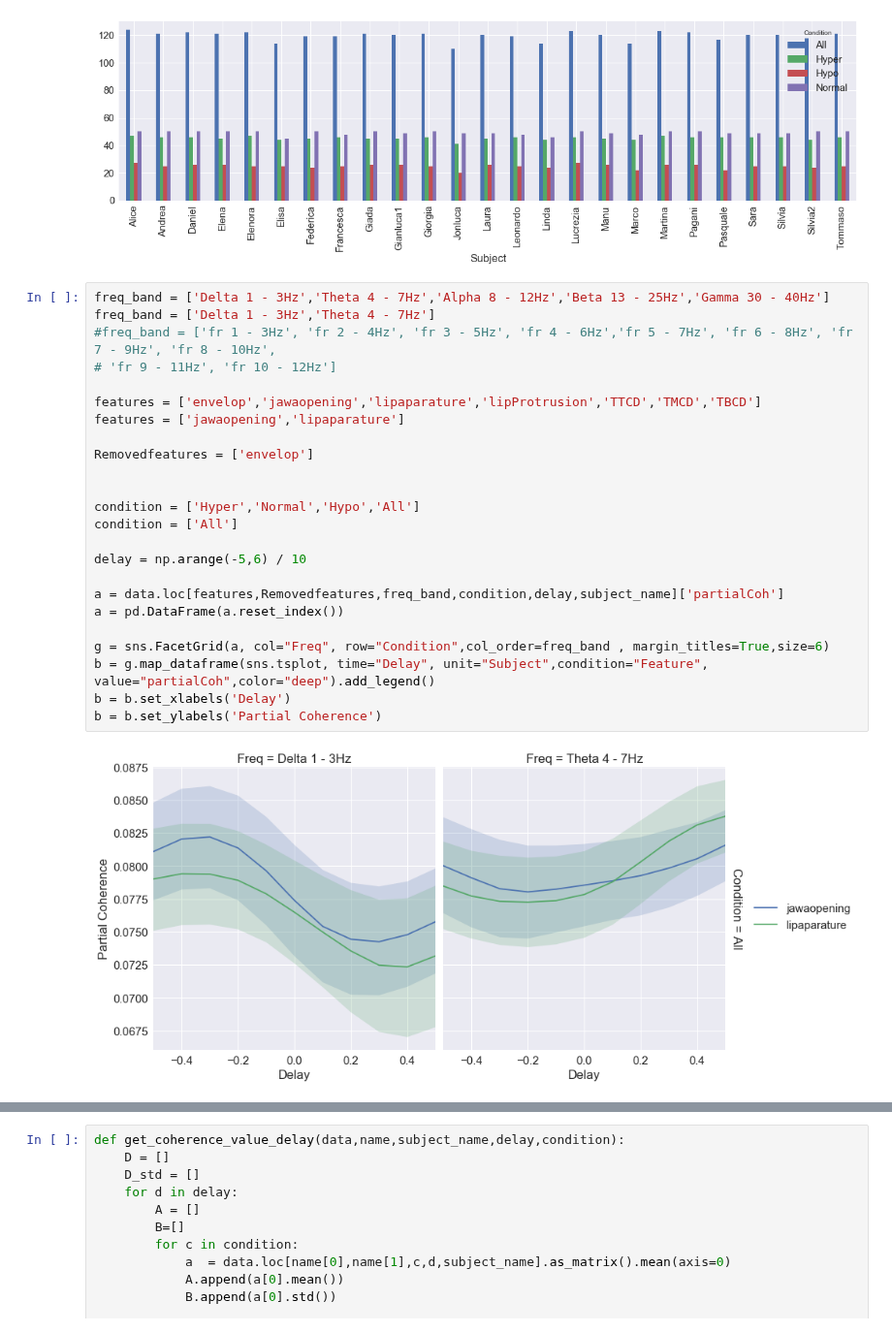
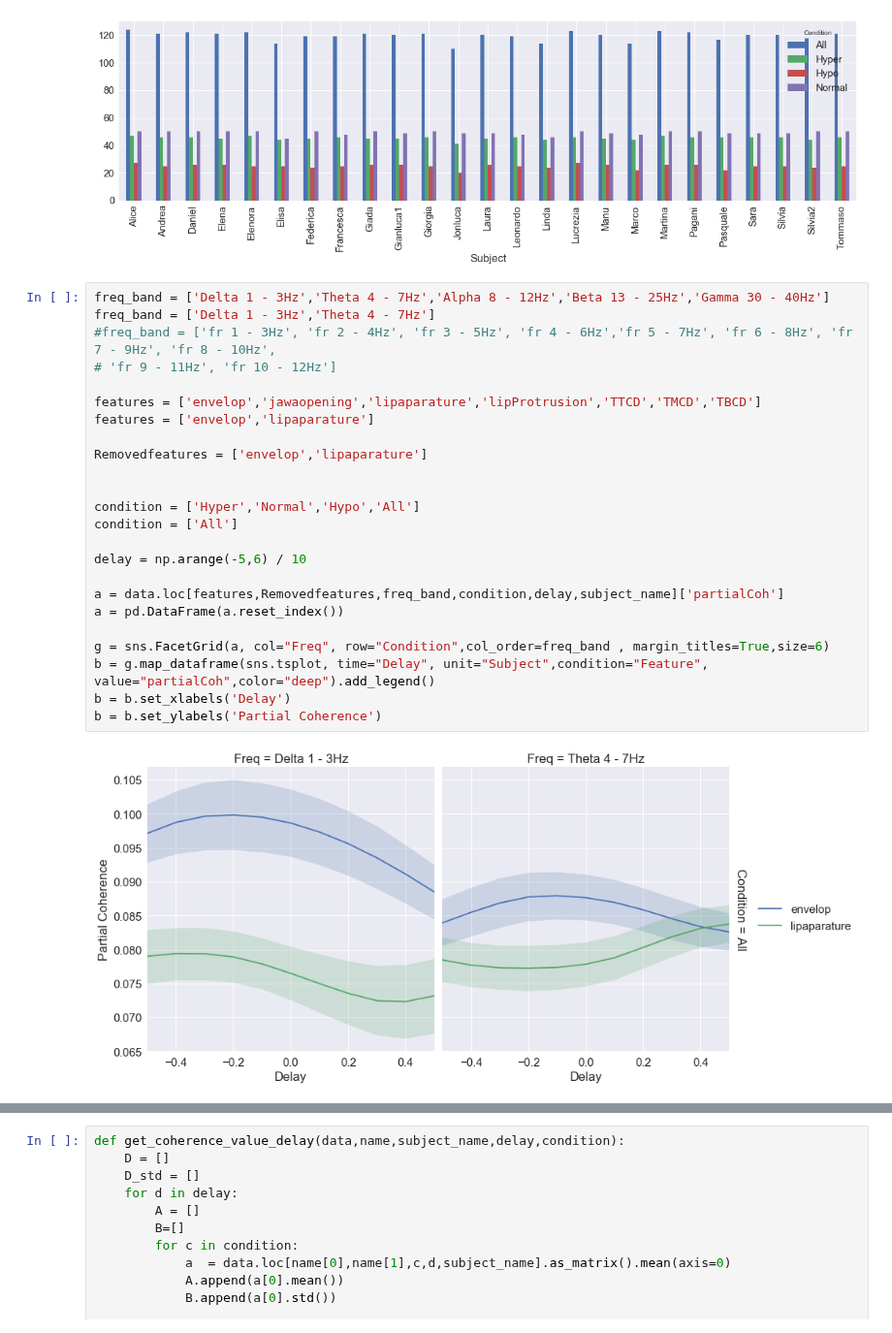
Before and after one commit to sankar-mukherjee/entrainment_python, a Jupyter notebook: partialCoherence_investigate.ipynb, the cells around one changed output, grey strips where cells are left out. Shown at 97% size. Cells and saved outputs as stored; diff of their text form.

```diff
--- a/partialCoherence_investigate.ipynb
+++ b/partialCoherence_investigate.ipynb
@@ -119,26 +104,26 @@ a=a.groupby(['Subject','Condition']).sum()['noTrials'].unstack().plot(kind='bar'
 # %%
 freq_band = ['Delta 1 - 3Hz','Theta 4 - 7Hz','Alpha 8 - 12Hz','Beta 13 - 25Hz','Gamma 30 - 40Hz']
 freq_band = ['Delta 1 - 3Hz','Theta 4 - 7Hz']
 #freq_band = ['fr 1 - 3Hz', 'fr 2 - 4Hz', 'fr 3 - 5Hz', 'fr 4 - 6Hz','fr 5 - 7Hz', 'fr 6 - 8Hz', 'fr 7 - 9Hz', 'fr 8 - 10Hz',
 # 'fr 9 - 11Hz', 'fr 10 - 12Hz']
 
 features = ['envelop','jawaopening','lipaparature','lipProtrusion','TTCD','TMCD','TBCD']
-features = ['jawaopening','lipaparature']
+features = ['envelop','lipaparature']
 
-Removedfeatures = ['envelop']
+Removedfeatures = ['envelop','lipaparature']
 
 
 condition = ['Hyper','Normal','Hypo','All']
 condition = ['All']
 
 delay = np.arange(-5,6) / 10
 
 a = data.loc[features,Removedfeatures,freq_band,condition,delay,subject_name]['partialCoh']
 a = pd.DataFrame(a.reset_index())
 
 g = sns.FacetGrid(a, col="Freq", row="Condition",col_order=freq_band , margin_titles=True,size=6)
 b = g.map_dataframe(sns.tsplot, time="Delay", unit="Subject",condition="Feature", value="partialCoh",color="deep").add_legend()
 b = b.set_xlabels('Delay')
 b = b.set_ylabels('Partial Coherence')
 # %% [output]
-[figure, old version]
+[figure, new version]
```
Also changed, not shown: parts of 3 cells of this notebook, 5 other files.
